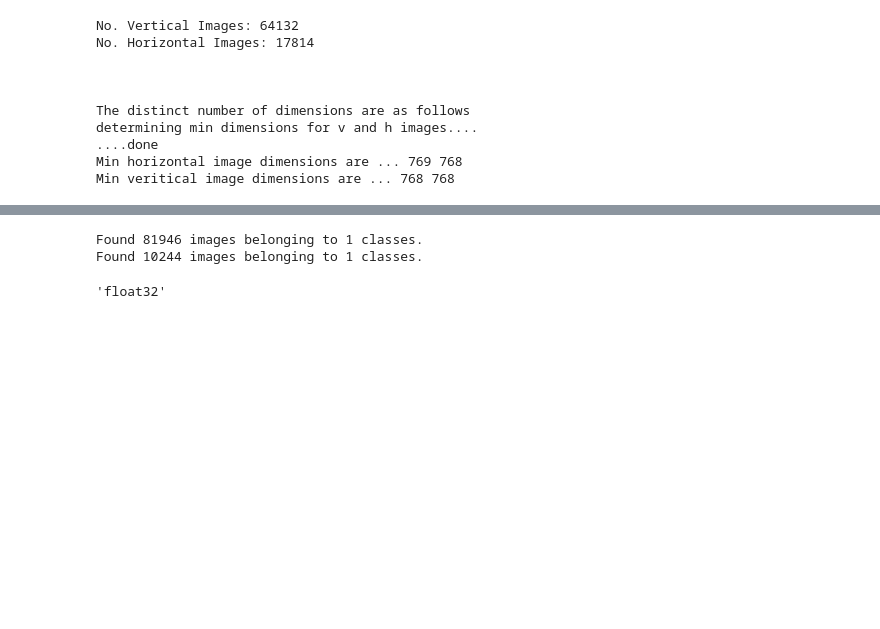
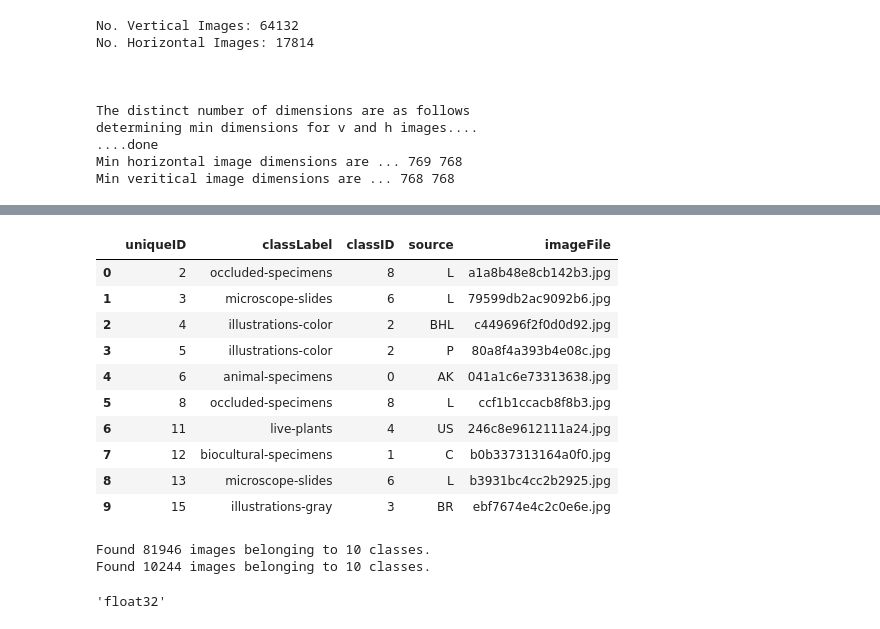
Before and after one commit to XiuwenZ/Plant-Specimen-Image-Classification, a Jupyter notebook: lanternflowers.ipynb, the cells around one changed output, grey strips where cells are left out. Drawn from its saved outputs; the diff is of its cells as text; code cells hidden in the pictures; blank space fills up the shorter version.

```diff
--- a/lanternflowers.ipynb
+++ b/lanternflowers.ipynb
@@ -356,0 +405,16 @@ from tensorflow.keras.preprocessing.image import ImageDataGenerator
+# %%
+train_data = "/Users/xiuwenzhu/Plant-Specimen-Image-Classification/Lantern_Flowers_BTT/BTTAIxNYBG-train.csv"
+df_train = pd.read_csv(train_data)
+df_train.head(10)
+# %% [output]
+|  | uniqueID | classLabel | classID | source | imageFile |
+| 0 | 2 | occluded-specimens | 8 | L | a1a8b48e8cb142b3.jpg |
+| 1 | 3 | microscope-slides | 6 | L | 79599db2ac9092b6.jpg |
+| 2 | 4 | illustrations-color | 2 | BHL | c449696f2f0d0d92.jpg |
+| 3 | 5 | illustrations-color | 2 | P | 80a8f4a393b4e08c.jpg |
+| 4 | 6 | animal-specimens | 0 | AK | 041a1c6e73313638.jpg |
+| 5 | 8 | occluded-specimens | 8 | L | ccf1b1ccacb8f8b3.jpg |
+| 6 | 11 | live-plants | 4 | US | 246c8e9612111a24.jpg |
+| 7 | 12 | biocultural-specimens | 1 | C | b0b337313164a0f0.jpg |
+| 8 | 13 | microscope-slides | 6 | L | b3931bc4cc2b2925.jpg |
+| 9 | 15 | illustrations-gray | 3 | BR | ebf7674e4c2c0e6e.jpg |
@@ -358,8 +424,8 @@ from tensorflow.keras.preprocessing.image import ImageDataGenerator
 
 # Load your dataset and define directories for training and validation
 # Adjust the paths based on your dataset structure
-train_dir = "/Users/xiuwenzhu/Projects/Lantern_Flowers_BTT/BTTAIxNYBG-train"
-val_dir = '/Users/xiuwenzhu/Projects/Lantern_Flowers_BTT/BTTAIxNYBG-validation'
+train_dir = "Lantern_Flowers_BTT/BTTAIxNYBG-train"
+val_dir = 'Lantern_Flowers_BTT/BTTAIxNYBG-validation'
 
 # Define image size and batch size
 img_size = (768,768)  # each image will be resized to 768x768 pixels
@@ -396,8 +462,8 @@ val_generator = val_datagen.flow_from_directory(
     class_mode='categorical'
 )
 # %% [output]
-Found 81946 images belonging to 1 classes.
-Found 10244 images belonging to 1 classes.
+Found 81946 images belonging to 10 classes.
+Found 10244 images belonging to 10 classes.
 # %%
 val_generator.dtype
 # %% [output]
```
Also changed, not shown: parts of 15 cells of this notebook.
